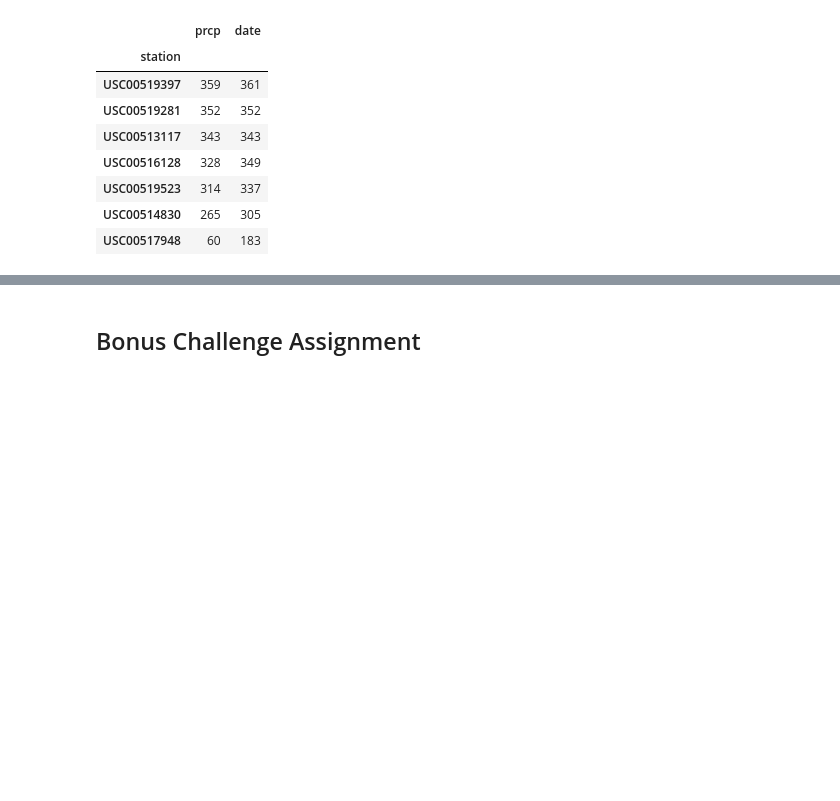
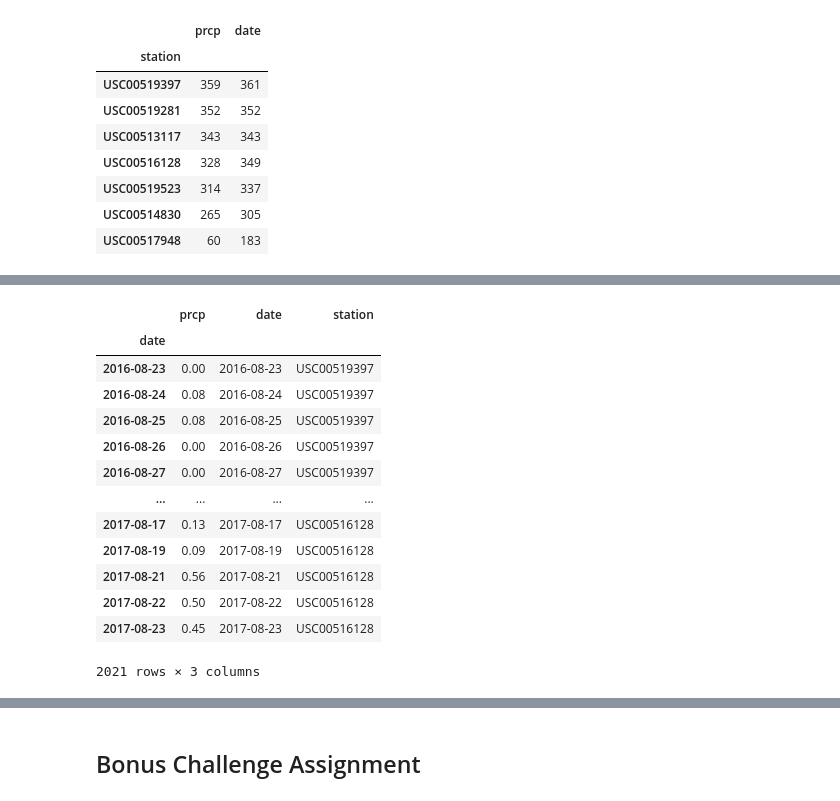
Before and after one commit to csadlo/sqlalchemy-challenge, a Jupyter notebook: climate_starter.ipynb, the cells around one changed output, grey strips where cells are left out. Drawn from its saved outputs; the diff is of its cells as text; code cells hidden in the pictures; blank space fills up the shorter version.

```diff
--- a/climate_starter.ipynb
+++ b/climate_starter.ipynb
@@ -188,3 +216,21 @@ grouped.sort_values(["prcp"], ascending=False)
+# %%
+precipitation_df = precipitation_df.dropna(subset=["prcp"])
+precipitation_df
+# %% [output]
+|  | prcp | date | station |
+| date |  |  |  |
+| 2016-08-23 | 0.00 | 2016-08-23 | USC00519397 |
+| 2016-08-24 | 0.08 | 2016-08-24 | USC00519397 |
+| 2016-08-25 | 0.08 | 2016-08-25 | USC00519397 |
+| 2016-08-26 | 0.00 | 2016-08-26 | USC00519397 |
+| 2016-08-27 | 0.00 | 2016-08-27 | USC00519397 |
+| ... | ... | ... | ... |
+| 2017-08-17 | 0.13 | 2017-08-17 | USC00516128 |
+| 2017-08-19 | 0.09 | 2017-08-19 | USC00516128 |
+| 2017-08-21 | 0.56 | 2017-08-21 | USC00516128 |
+| 2017-08-22 | 0.50 | 2017-08-22 | USC00516128 |
+| 2017-08-23 | 0.45 | 2017-08-23 | USC00516128 |
+2021 rows × 3 columns
 # %%
 # Choose the station with the highest number of temperature observations.
 # Query the last 12 months of temperature observation data for this station and plot the results as a histogram
```
Also changed, not shown: parts of 7 cells of this notebook, 2 other files.
